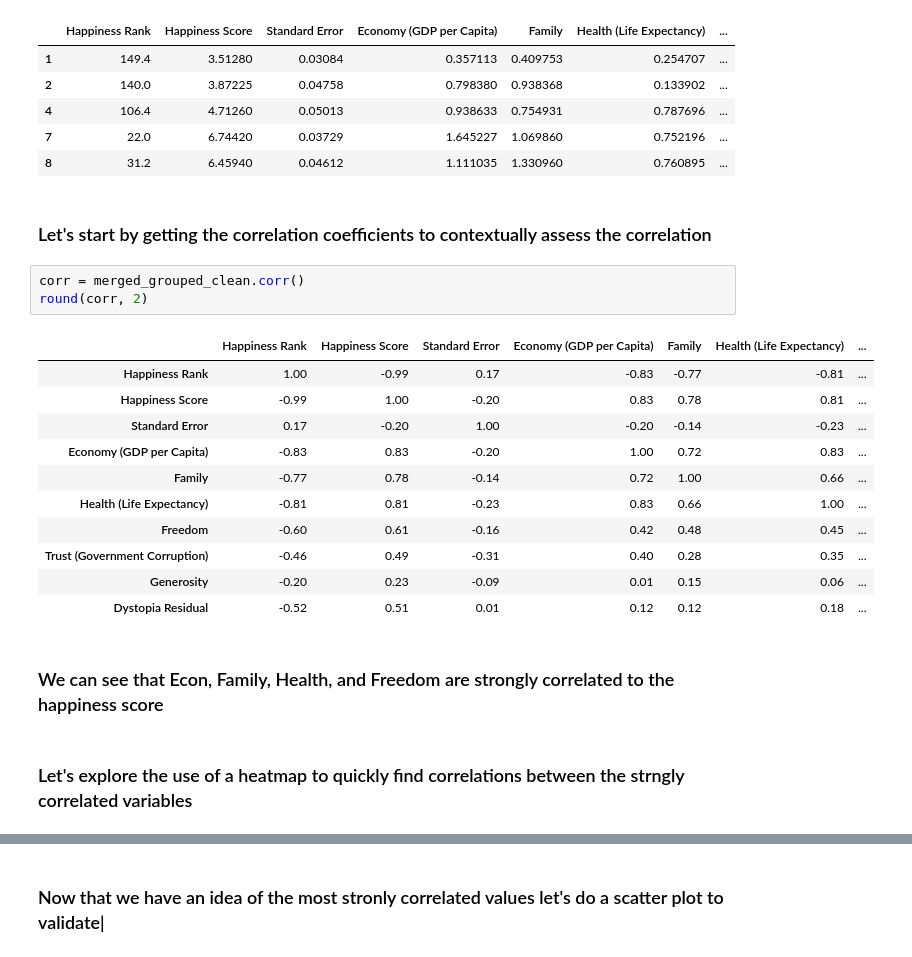
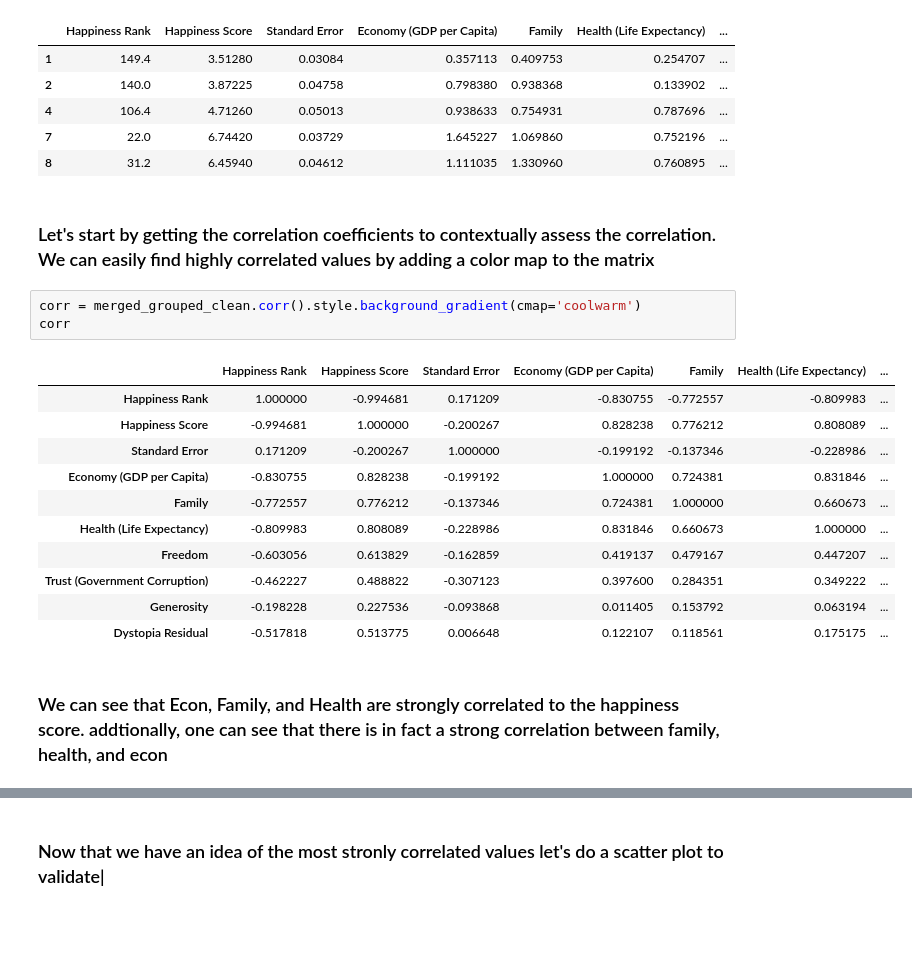
Before and after one commit to qshen9581/ds5100-group2, a Jupyter notebook: happiness_basemap.ipynb, the cells around one changed output, grey strips where cells are left out. Drawn from its saved outputs; the diff is of its cells as text; blank space fills up the shorter version.

Commit message:
moved model over to this file with correlation analysis

```diff
--- a/happiness_basemap.ipynb
+++ b/happiness_basemap.ipynb
@@ -261,23 +261,21 @@ merged_grouped_clean.head()
 | 7 | 22.0 | 6.74420 | 0.03729 | 1.645227 | 1.069860 | 0.752196 | ... |
 | 8 | 31.2 | 6.45940 | 0.04612 | 1.111035 | 1.330960 | 0.760895 | ... |
 # %% [markdown]
-### Let's start by getting the correlation coefficients to contextually assess the correlation
+### Let's start by getting the correlation coefficients to contextually assess the correlation. We can easily find highly correlated values by adding a color map to the matrix
 # %%
-corr = merged_grouped_clean.corr()
-round(corr, 2)
+corr = merged_grouped_clean.corr().style.background_gradient(cmap='coolwarm')
+corr
 # %% [output]
 |  | Happiness Rank | Happiness Score | Standard Error | Economy (GDP per Capita) | Family | Health (Life Expectancy) | ... |
-| Happiness Rank | 1.00 | -0.99 | 0.17 | -0.83 | -0.77 | -0.81 | ... |
-| Happiness Score | -0.99 | 1.00 | -0.20 | 0.83 | 0.78 | 0.81 | ... |
-| Standard Error | 0.17 | -0.20 | 1.00 | -0.20 | -0.14 | -0.23 | ... |
-| Economy (GDP per Capita) | -0.83 | 0.83 | -0.20 | 1.00 | 0.72 | 0.83 | ... |
-| Family | -0.77 | 0.78 | -0.14 | 0.72 | 1.00 | 0.66 | ... |
-| Health (Life Expectancy) | -0.81 | 0.81 | -0.23 | 0.83 | 0.66 | 1.00 | ... |
-| Freedom | -0.60 | 0.61 | -0.16 | 0.42 | 0.48 | 0.45 | ... |
-| Trust (Government Corruption) | -0.46 | 0.49 | -0.31 | 0.40 | 0.28 | 0.35 | ... |
-| Generosity | -0.20 | 0.23 | -0.09 | 0.01 | 0.15 | 0.06 | ... |
-| Dystopia Residual | -0.52 | 0.51 | 0.01 | 0.12 | 0.12 | 0.18 | ... |
+| Happiness Rank | 1.000000 | -0.994681 | 0.171209 | -0.830755 | -0.772557 | -0.809983 | ... |
+| Happiness Score | -0.994681 | 1.000000 | -0.200267 | 0.828238 | 0.776212 | 0.808089 | ... |
+| Standard Error | 0.171209 | -0.200267 | 1.000000 | -0.199192 | -0.137346 | -0.228986 | ... |
+| Economy (GDP per Capita) | -0.830755 | 0.828238 | -0.199192 | 1.000000 | 0.724381 | 0.831846 | ... |
+| Family | -0.772557 | 0.776212 | -0.137346 | 0.724381 | 1.000000 | 0.660673 | ... |
+| Health (Life Expectancy) | -0.809983 | 0.808089 | -0.228986 | 0.831846 | 0.660673 | 1.000000 | ... |
+| Freedom | -0.603056 | 0.613829 | -0.162859 | 0.419137 | 0.479167 | 0.447207 | ... |
+| Trust (Government Corruption) | -0.462227 | 0.488822 | -0.307123 | 0.397600 | 0.284351 | 0.349222 | ... |
+| Generosity | -0.198228 | 0.227536 | -0.093868 | 0.011405 | 0.153792 | 0.063194 | ... |
+| Dystopia Residual | -0.517818 | 0.513775 | 0.006648 | 0.122107 | 0.118561 | 0.175175 | ... |
 # %% [markdown]
-### We can see that Econ, Family, Health, and Freedom are strongly correlated to the happiness score
+### We can see that Econ, Family, and Health are strongly correlated to the happiness score. addtionally, one can see that there is in fact a strong correlation between family, health, and econ
-# %% [markdown]
-### Let's explore the use of a heatmap to quickly find correlations between the strngly correlated variables
```
Also changed, not shown: parts of 20 cells of this notebook.
